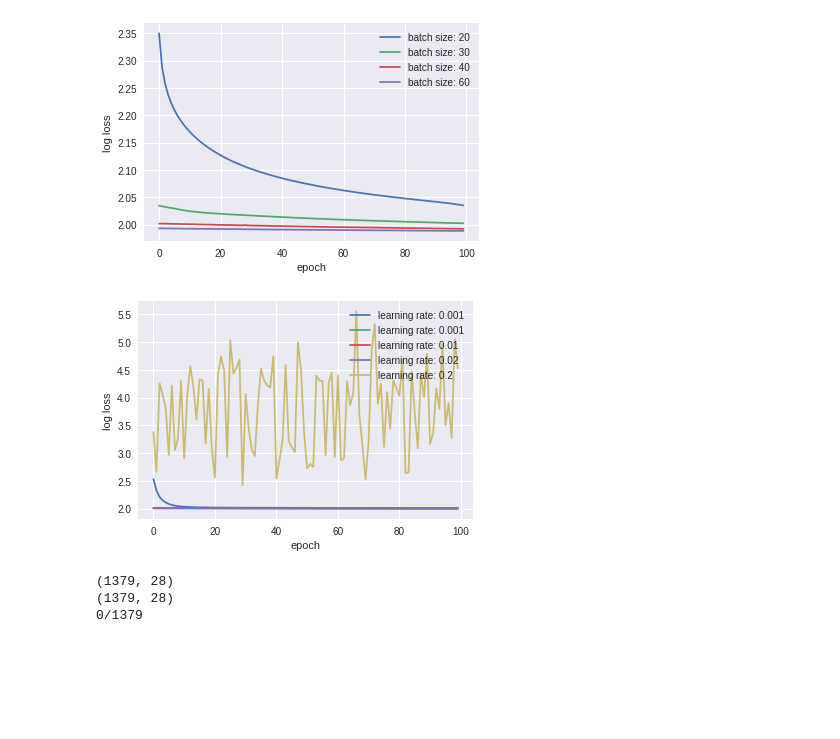
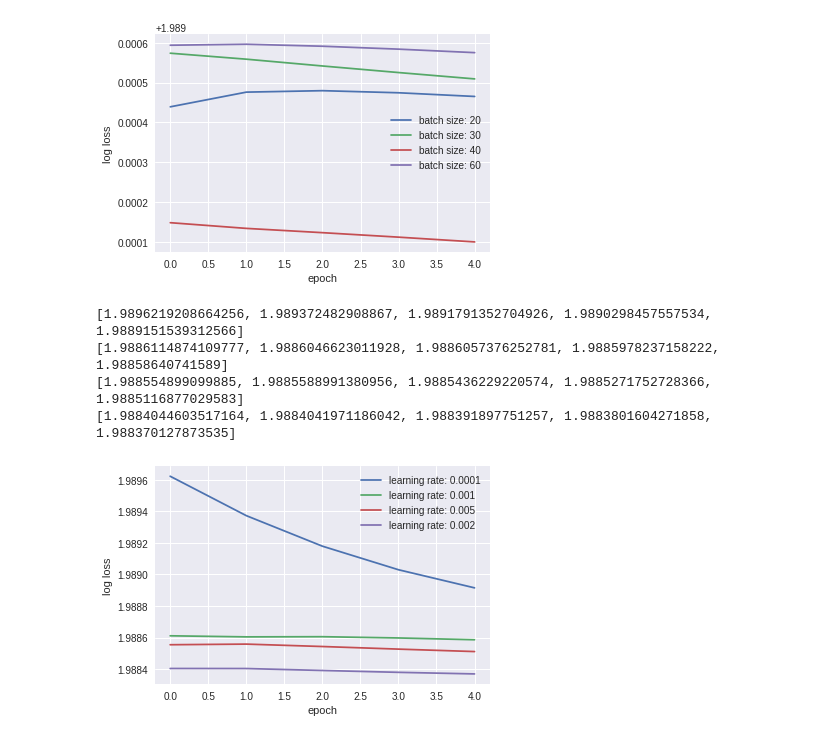
Before and after one commit to baaraban/PerRiazNet, a Jupyter notebook: FINAL.ipynb, the cells around one changed output. Saved outputs shown, nothing was run; the diff lists cells and outputs as text; code cells hidden in the pictures; blank space fills up the shorter version.

Commit message:
Add plots clean

```diff
--- a/FINAL.ipynb
+++ b/FINAL.ipynb
@@ -119,7 +115,9 @@ def backward_path(network, forward_path, learning_rate):
         network.b_out += learning_rate * np.expand_dims(np.mean(delta_out, axis=1), axis=1)
 
 
-def pipeline(epochs, batch_size, learning_rate, X_train, X_test, y_train, y_test):
+def train(epochs, batch_size, learning_rate):
+#     X_train, X_test, y_train, y_test
+
     evaluation = dict()
     evaluation['batch_size'] = "batch size: {}".format(batch_size)
     evaluation['learning_rate'] = "learning rate: {}".format(learning_rate)
@@ -144,3 +142,21 @@ def pipeline(epochs, batch_size, learning_rate, X_train, X_test, y_train, y_test
         evaluation['log_loss'].append(log_loss(y_test, forward_path['z_out'].T))
 
     return evaluation
+
+
+def evaluate_model(epochs):
+    batches = [20,30,40,60]
+    learning_rates = [0.0001,0.001,0.005,0.002]
+
+    results = dict()
+
+    results['batches'] = []
+    results['rates'] = []
+
+    for batch in batches:
+        results['batches'].append(train(epochs, batch, 0.01))
+
+    for rate in learning_rates:
+        results['rates'].append(train(epochs, 40, rate))
+
+    return results
@@ -153,15 +163,15 @@ results_batch_60 = pipeline(100, 60, 0.025, X_train, X_test, y_train, y_test)
 # %%
+experiments_with_batch = evaluate_model(5)['batches']
+
 fig = plt.figure()
 ax = plt.axes()
 
-ax.plot(results_batch_20['epoch'], results_batch_20['log_loss'], label=results_batch_20['batch_size']);
-ax.plot(results_batch_30['epoch'], results_batch_30['log_loss'], label=results_batch_30['batch_size']);
-ax.plot(results_batch_40['epoch'], results_batch_40['log_loss'], label=results_batch_40['batch_size']);
-ax.plot(results_batch_60['epoch'], results_batch_60['log_loss'], label=results_batch_60['batch_size']);
+for experiment in experiments_with_batch:
+     ax.plot(experiment['epoch'], experiment['log_loss'], label=experiment['batch_size']);
 
 plt.ylabel('log loss')
 plt.xlabel('epoch')
 plt.legend()
 plt.show()
 # %% [output]
-[figure, old version]
+[figure, new version]
@@ -174,33 +178,19 @@ results_rate_02 = pipeline(100, 60, 0.2, X_train, X_test, y_train, y_test)
 # %%
+experiments_with_rates = evaluate_model(5)['rates']
+
 fig = plt.figure()
 ax = plt.axes()
 
-ax.plot(results_rate_00001['epoch'], results_rate_00001['log_loss'], label=results_rate_00001['learning_rate']);
-ax.plot(results_rate_0001['epoch'], results_rate_0001['log_loss'], label=results_rate_0001['learning_rate']);
-ax.plot(results_rate_001['epoch'], results_rate_001['log_loss'], label=results_rate_001['learning_rate']);
-ax.plot(results_rate_002['epoch'], results_rate_002['log_loss'], label=results_rate_002['learning_rate']);
-ax.plot(results_rate_02['epoch'], results_rate_02['log_loss'], label=results_rate_02['learning_rate']);
-
+for experiment in experiments_with_rates:
+    ax.plot(experiment['epoch'], experiment['log_loss'], label=experiment['learning_rate']);
 
 plt.ylabel('log loss')
 plt.xlabel('epoch')
 plt.legend()
 plt.show()
 # %% [output]
+[1.9896219208664256, 1.989372482908867, 1.9891791352704926, 1.9890298457557534, 1.9889151539312566]
+[1.9886114874109777, 1.9886046623011928, 1.9886057376252781, 1.9885978237158222, 1.98858640741589]
+[1.988554899099885, 1.9885588991380956, 1.9885436229220574, 1.9885271752728366, 1.9885116877029583]
+[1.9884044603517164, 1.9884041971186042, 1.988391897751257, 1.9883801604271858, 1.988370127873535]
-[figure, old version]
+[figure, new version]
-# %%
-print(result.shape)
-print(y_test.shape)
-
-correct_predicted = 0
-for i in range(result.shape[0]):
-    pred = np.argmax(result[0])
-    corr = np.argmax(y_test[0])
-    if(pred == corr):
-        correct_predicted += 1
-
-print(str(correct_predicted)+"/" + str(result.shape[0]))
-# %% [output]
-(1379, 28)
-(1379, 28)
-0/1379
```
Also changed, not shown: parts of 4 cells of this notebook.
